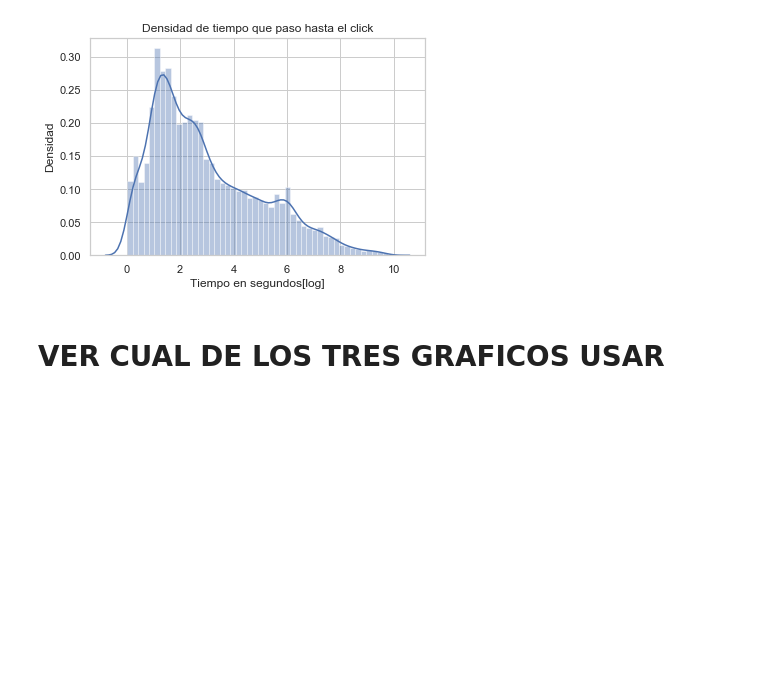
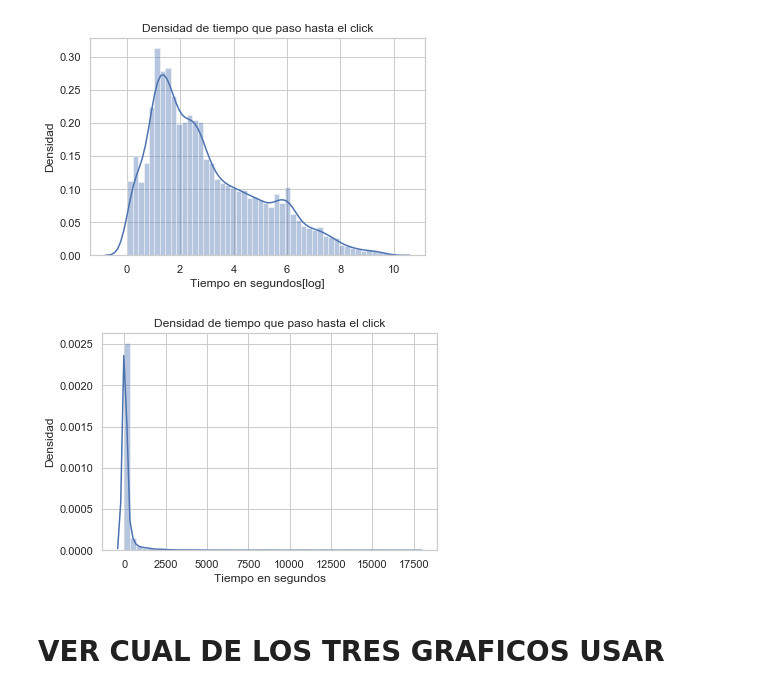
Before and after one commit to EugeniaFranchi/TP-Datos-2019, a Jupyter notebook: Clicks.ipynb, the cells around one changed output. Saved outputs shown, nothing was run; the diff lists cells and outputs as text; code cells hidden in the pictures; blank space fills up the shorter version.

```diff
--- a/Clicks.ipynb
+++ b/Clicks.ipynb
@@ -210,6 +230,13 @@ g.set_xlabel("Tiempo en segundos[log]")
 g.set_ylabel("Densidad");
 # %% [output]
 [figure]
+# %%
+g = sns.distplot(clicks["timeToClick"].dropna())
+g.set_title("Densidad de tiempo que paso hasta el click")
+g.set_xlabel("Tiempo en segundos")
+g.set_ylabel("Densidad");
+# %% [output]
+[figure, added]
 # %% [markdown]
 # VER CUAL DE LOS TRES GRAFICOS USAR
 # %%
```
Also changed, not shown: parts of 17 cells of this notebook.
